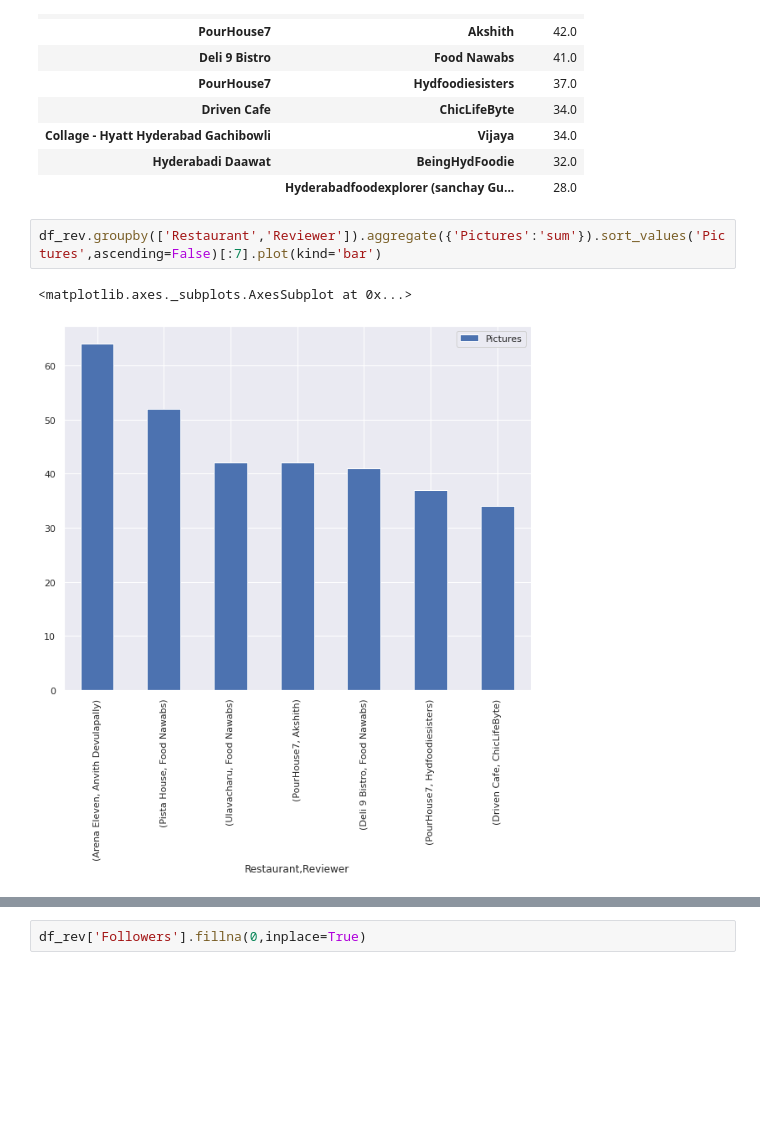
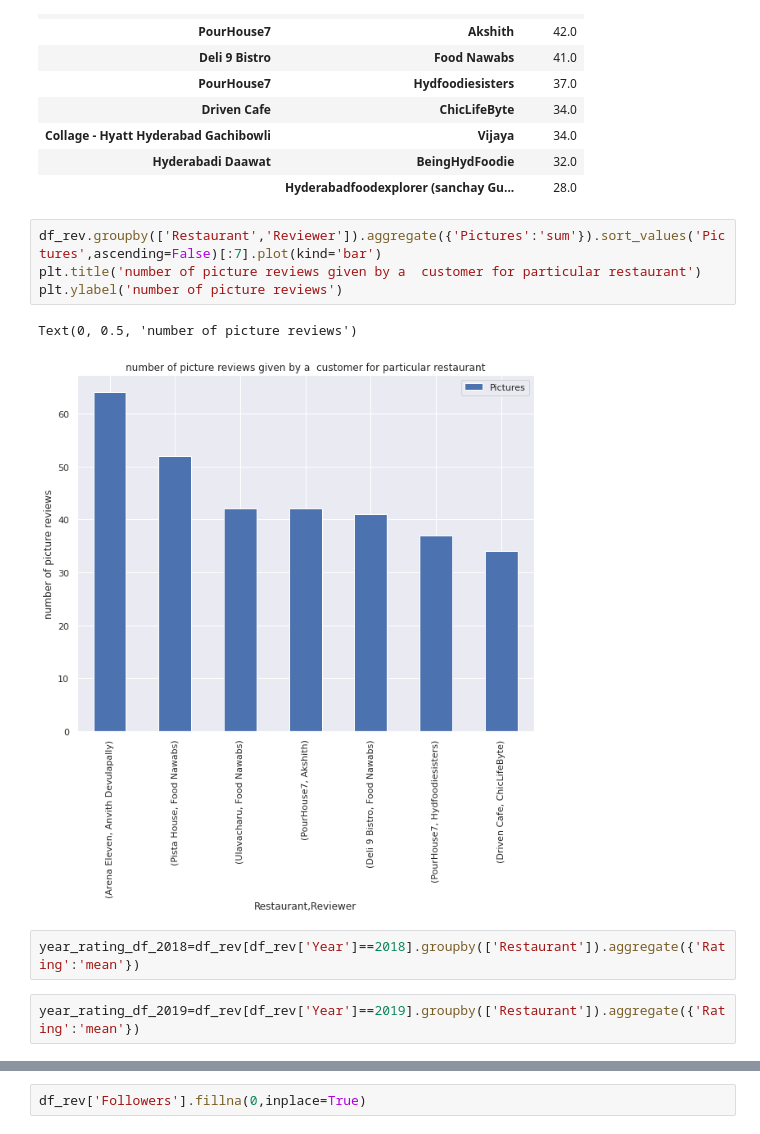
Before and after one commit to dkd99/ZOMATO-RESTAURANT-CLUSTERING-AND-SENTIMENT-ANALYSIS, a Jupyter notebook: ZOMATO_RESTAURANT_CLUSTERING_AND_SENTIMENT_ANALYSIS.ipynb, the cells around one changed output, grey strips where cells are left out. Cells and saved outputs as stored; diff of their text form; blank space fills up the shorter version.

```diff
--- a/ZOMATO_RESTAURANT_CLUSTERING_AND_SENTIMENT_ANALYSIS.ipynb
+++ b/ZOMATO_RESTAURANT_CLUSTERING_AND_SENTIMENT_ANALYSIS.ipynb
@@ -606,6 +634,12 @@ df_rev.groupby(['Restaurant','Reviewer']).aggregate({'Pictures':'sum'}).sort_val
 |  | Hyderabadfoodexplorer (sanchay Gu... | 28.0 |
 # %%
 df_rev.groupby(['Restaurant','Reviewer']).aggregate({'Pictures':'sum'}).sort_values('Pictures',ascending=False)[:7].plot(kind='bar')
+plt.title('number of picture reviews given by a  customer for particular restaurant')
+plt.ylabel('number of picture reviews')
 # %% [output]
-<matplotlib.axes._subplots.AxesSubplot at 0x...>
+Text(0, 0.5, 'number of picture reviews')
-[figure, old version]
+[figure, new version]
+# %%
+year_rating_df_2018=df_rev[df_rev['Year']==2018].groupby(['Restaurant']).aggregate({'Rating':'mean'})
+# %%
+year_rating_df_2019=df_rev[df_rev['Year']==2019].groupby(['Restaurant']).aggregate({'Rating':'mean'})
```
Also changed, not shown: parts of 27 cells of this notebook.
